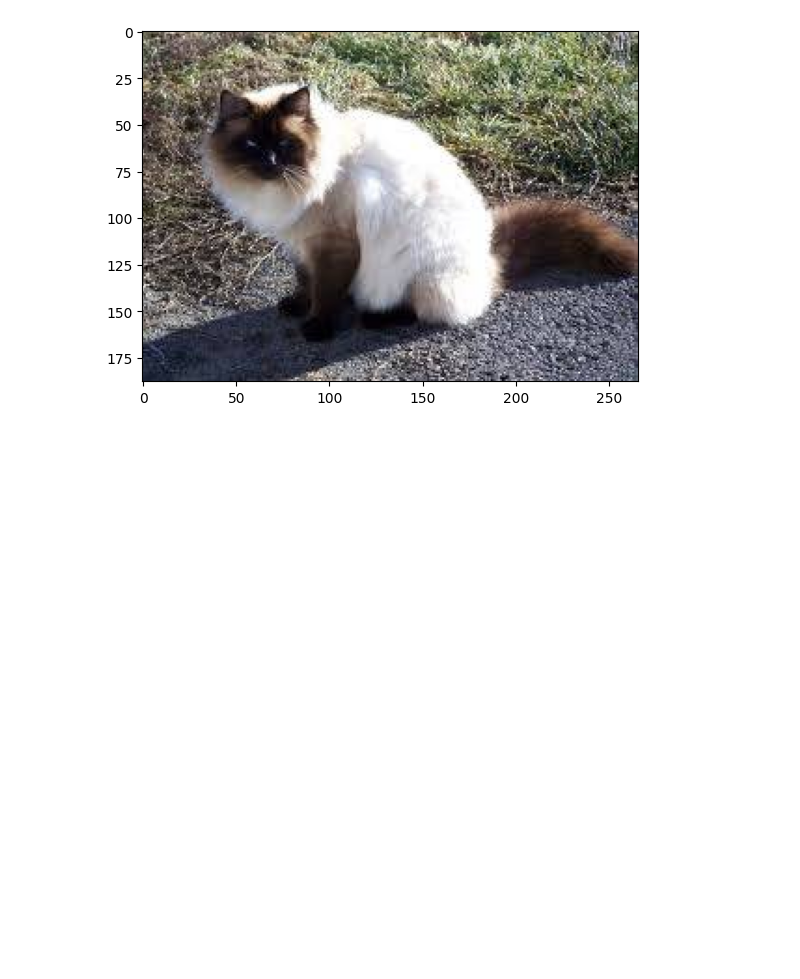
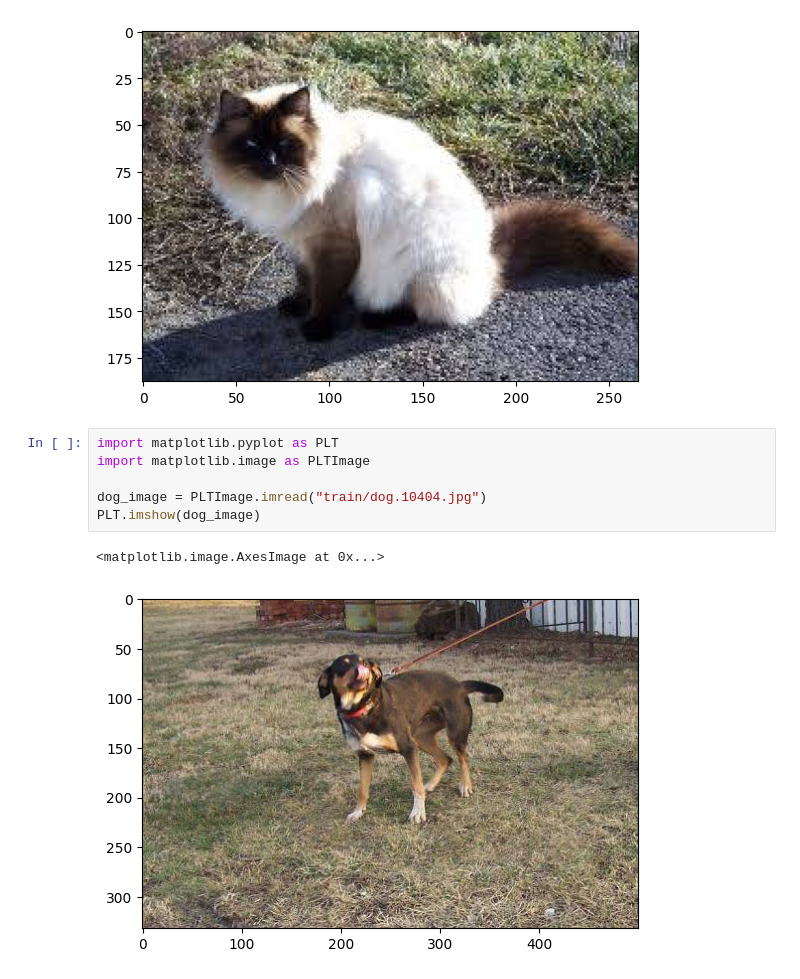
Before and after one commit to AmiriL2/Unit2BAI, a Jupyter notebook: Cat_v_Dog.ipynb, the cells around one changed output. Drawn from its saved outputs; the diff is of its cells as text; blank space fills up the shorter version.

```diff
--- a/Cat_v_Dog.ipynb
+++ b/Cat_v_Dog.ipynb
@@ -27,3 +27,12 @@ PLT.imshow(cat_image)
 # %% [output]
 <matplotlib.image.AxesImage at 0x...>
 [figure]
+# %%
+import matplotlib.pyplot as PLT
+import matplotlib.image as PLTImage
+
+dog_image = PLTImage.imread("train/dog.10404.jpg")
+PLT.imshow(dog_image)
+# %% [output]
+<matplotlib.image.AxesImage at 0x...>
+[figure, added]
```
